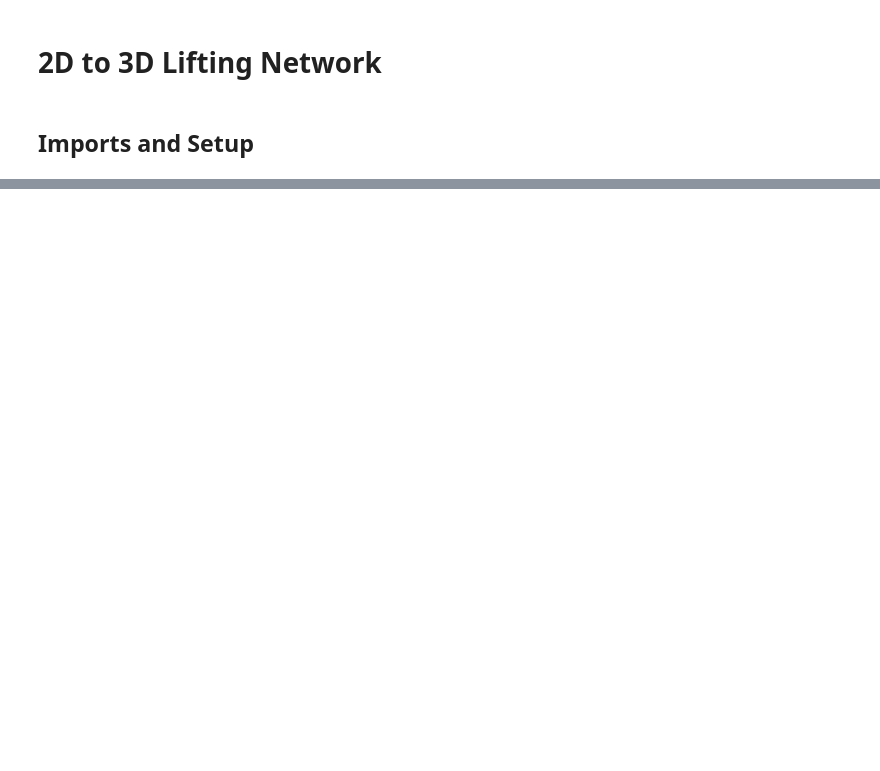
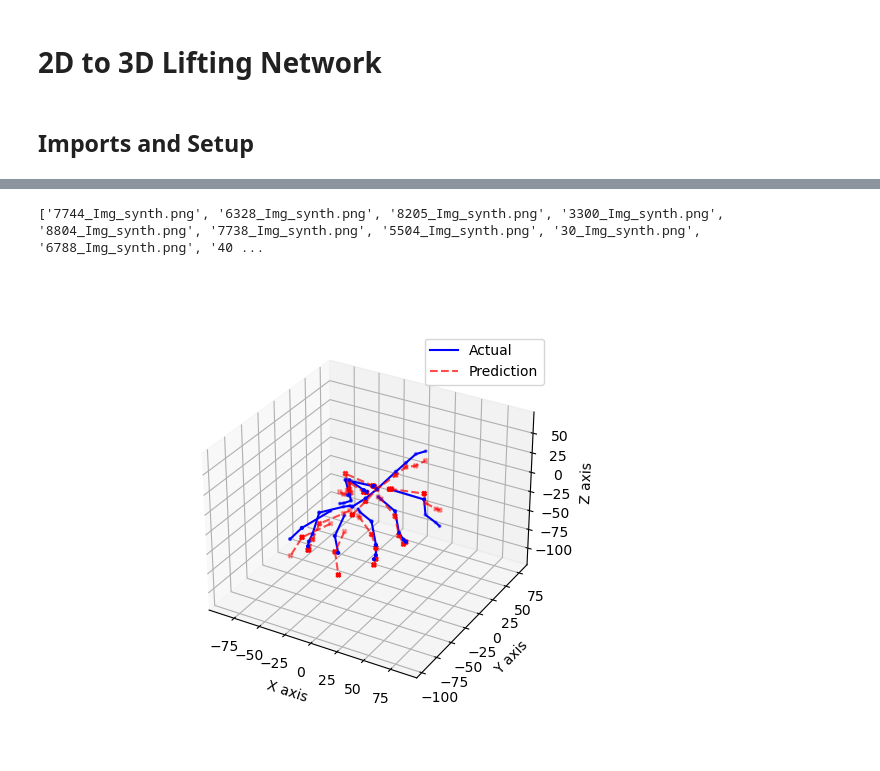
Before and after one commit to kane1204/3D-Pose-Estimation-Project, a Jupyter notebook: notebooks/lifting_method v2.ipynb, the cells around one changed output, grey strips where cells are left out. Cells and saved outputs as stored; diff of their text form; code cells hidden in the pictures; blank space fills up the shorter version.

Commit message:
Added Legend

```diff
--- a/notebooks/lifting_method v2.ipynb
+++ b/notebooks/lifting_method v2.ipynb
@@ -32,12 +34,12 @@ def plot_stick_bug(ax, points, vis, prediction=False):
                 if vis[x]== 1:
                     visible_limb.append(x)
             if prediction:
-                ax.plot(points[0][visible_limb], points[1][visible_limb], points[2][visible_limb],'--', alpha=0.7, color='red')
+                line, = ax.plot(points[0][visible_limb], points[1][visible_limb], points[2][visible_limb],'--', alpha=0.7, label='Prediction', color='red')
                 ax.scatter(points[0][visible_limb], points[1][visible_limb], points[2][visible_limb], marker='X',s=10, color='red')
             else:
-                ax.plot(points[0][visible_limb], points[1][visible_limb], points[2][visible_limb], color='blue')
+                line, = ax.plot(points[0][visible_limb], points[1][visible_limb], points[2][visible_limb], label='Actual', color='blue')
                 ax.scatter(points[0][visible_limb], points[1][visible_limb], points[2][visible_limb], marker='o',s=4, color='blue')
-        return ax
+        return ax, line
 
 def set_axes_equal(ax):
     # workaround, as matplotlib's 3D plot has no option for equisised axes (10/2021)
@@ -79,7 +81,7 @@ train_dataloader = DataLoader(train_dataset, batch_size=batch_size)
 valid_dataloader = DataLoader(valid_dataset, batch_size=batch_size)
 test_dataloader = DataLoader(test_dataset, batch_size=batch_size)
 # %%
-reduceKeypoints = True
+reduceKeypoints = False
 if reduceKeypoints:
     model = LiftingNet(2*29,1392,29)
 else:
@@ -105,33 +125,37 @@ with torch.no_grad():
         X, y = X.to(liftingtrainer.device, dtype=torch.float), y.to(liftingtrainer.device, dtype=torch.float)
         pred = trained_model(X)
         break
+# %% [output]
+['7744_Img_synth.png', '6328_Img_synth.png', '8205_Img_synth.png', '3300_Img_synth.png', '8804_Img_synth.png', '7738_Img_synth.png', '5504_Img_synth.png', '30_Img_synth.png', '6788_Img_synth.png', '40 ...
 # %%
 sample = 1
 # print(image[sample])
 prediction = (pred[sample].cpu()).numpy()
 actual = (y[sample].cpu()).numpy()
 
 visibility_mask = vis[sample]
 mean = sungaya_dataset.means_3d[:,2]
 std = sungaya_dataset.std_3d[:,2]
 
 fig = plt.figure()
 ax = fig.add_subplot(projection='3d')
 
 unnormalised_acc = (actual*sungaya_dataset.std_3d)+sungaya_dataset.means_3d
-plot_stick_bug(ax, unnormalised_acc, visibility_mask)
+ax, line1 = plot_stick_bug(ax, unnormalised_acc, visibility_mask)
 
 
 unnormalised_est = unnormalised_acc
 unnormalised_est[:,2] = (prediction*std)+mean
-plot_stick_bug(ax, unnormalised_acc, visibility_mask, True)
+ax, line2 = plot_stick_bug(ax, unnormalised_acc, visibility_mask, True)
 
+plt.legend(handles=[line1,line2], loc='upper right')
 ax.set_xlabel('X axis')
 ax.set_ylabel('Y axis')
 ax.set_zlabel('Z axis')
 
 # use custom function to ensure equal axis proportions
 set_axes_equal(ax)
-
 # opens external plot
 plt.show()
+# %% [output]
+[figure, added]
```
Also changed, not shown: parts of 2 cells of this notebook.
